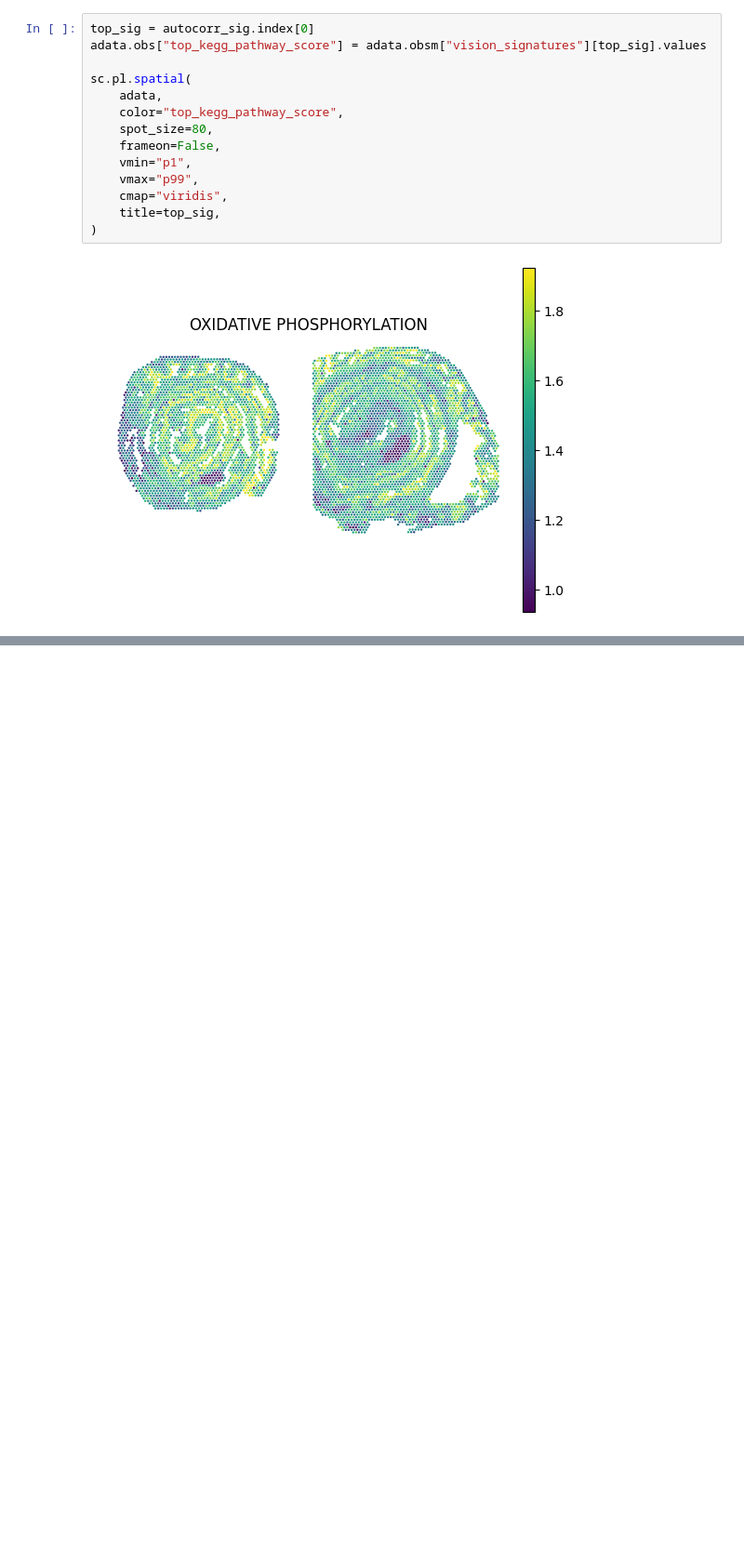
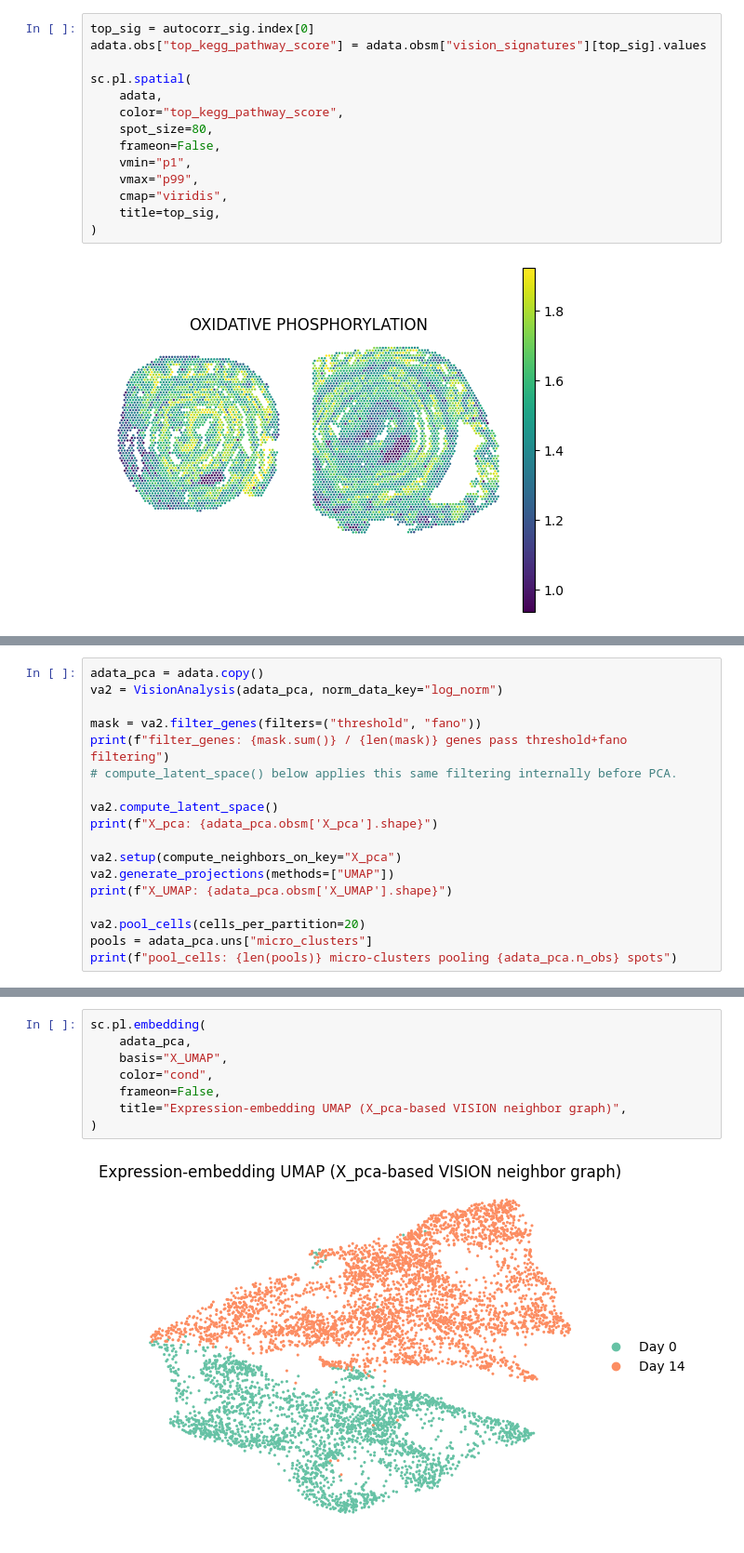
Before and after one commit to YosefLab/spatialvi-tools, a Jupyter notebook: docs/tutorials/Vision_tutorial.ipynb, the cells around one changed output, grey strips where cells are left out. Shown at 93% size. Drawn from its saved outputs; the diff is of its cells as text; blank space fills up the shorter version.

```diff
--- a/docs/tutorials/Vision_tutorial.ipynb
+++ b/docs/tutorials/Vision_tutorial.ipynb
@@ -212,0 +194,18 @@ sc.pl.spatial(
+# %%
+adata_pca = adata.copy()
+va2 = VisionAnalysis(adata_pca, norm_data_key="log_norm")
+
+mask = va2.filter_genes(filters=("threshold", "fano"))
+print(f"filter_genes: {mask.sum()} / {len(mask)} genes pass threshold+fano filtering")
+# compute_latent_space() below applies this same filtering internally before PCA.
+
+va2.compute_latent_space()
+print(f"X_pca: {adata_pca.obsm['X_pca'].shape}")
+
+va2.setup(compute_neighbors_on_key="X_pca")
+va2.generate_projections(methods=["UMAP"])
+print(f"X_UMAP: {adata_pca.obsm['X_UMAP'].shape}")
+
+va2.pool_cells(cells_per_partition=20)
+pools = adata_pca.uns["micro_clusters"]
+print(f"pool_cells: {len(pools)} micro-clusters pooling {adata_pca.n_obs} spots")
@@ -212,0 +230,10 @@ sc.pl.spatial(
+# %%
+sc.pl.embedding(
+    adata_pca,
+    basis="X_UMAP",
+    color="cond",
+    frameon=False,
+    title="Expression-embedding UMAP (X_pca-based VISION neighbor graph)",
+)
+# %% [output]
+[figure, added]
```
Also changed, not shown: parts of 19 cells of this notebook, 3 other files.
